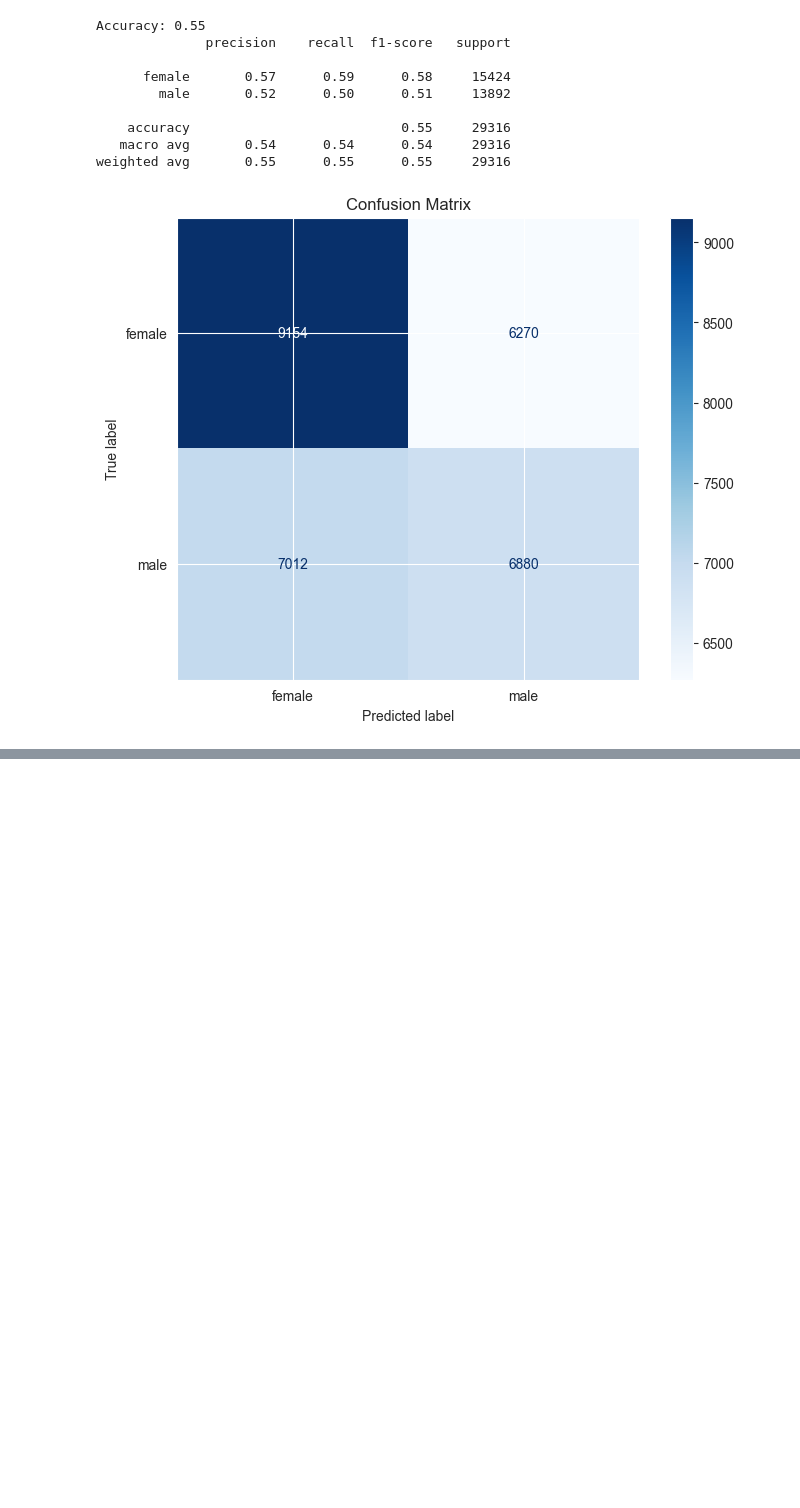
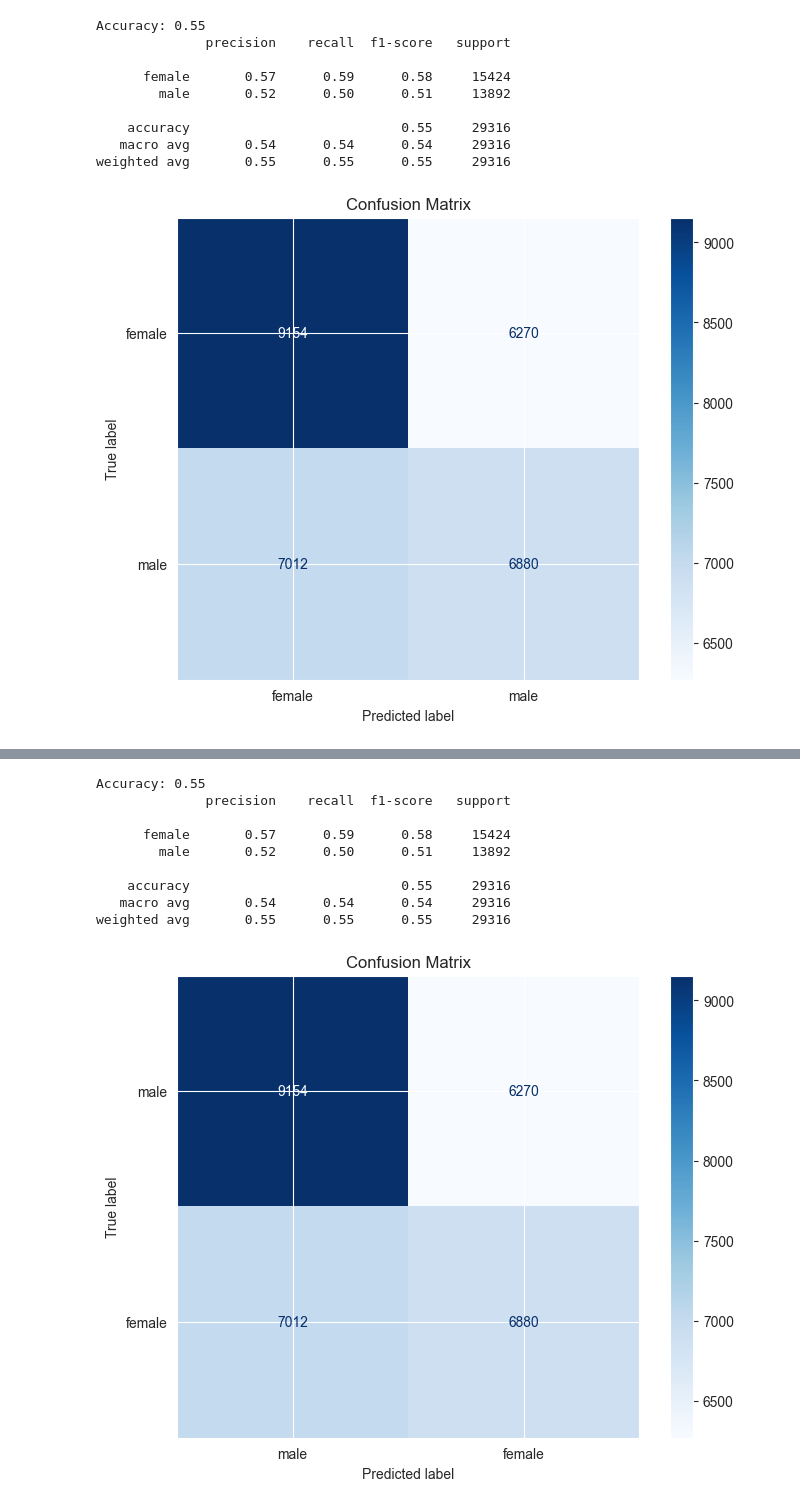
Before and after one commit to lacekaa/erkd, a Jupyter notebook: demographic_recognition.ipynb, the cells around one changed output, grey strips where cells are left out. Saved outputs shown, nothing was run; the diff lists cells and outputs as text; code cells hidden in the pictures; blank space fills up the shorter version.

Commit message:
demographic notebook, altered switching to gender prediction

```diff
--- a/demographic_recognition.ipynb
+++ b/demographic_recognition.ipynb
@@ -173,7 +173,8 @@ import numpy as np
 
 # Clean the data by replacing NaN and infinite values
 df_user.replace([np.inf, -np.inf], np.nan, inplace=True)
-df_user.dropna(subset=['GENDER', 'AGE', 'COUNTRY', 'NATIVE_LANGUAGE', 'TIME_SPENT_TYPING', 'KEYBOARD_TYPE'], inplace=True)
+df_user.dropna(subset=['GENDER', 'AGE', 'COUNTRY', 'NATIVE_LANGUAGE', 'TIME_SPENT_TYPING', 'KEYBOARD_TYPE'],
+               inplace=True)
 
 # 1. Plotting Gender Distribution
 plt.figure(figsize=(8, 6))
@@ -530,7 +642,8 @@ import matplotlib.pyplot as plt
 
 # Assume df_combined is your DataFrame
 # Select the features and target
-features = ['FINGERS', 'TIME_SPENT_TYPING', 'KEYBOARD_TYPE', 'ERROR_RATE', 'AVG_WPM_15', 'AVG_IKI', 'ECPC', 'KSPC', 'ROR']
+features = ['FINGERS', 'TIME_SPENT_TYPING', 'KEYBOARD_TYPE', 'ERROR_RATE', 'AVG_WPM_15', 'AVG_IKI', 'ECPC', 'KSPC',
+            'ROR']
 target = 'GENDER'
 
 X = df_combined[features]
@@ -562,6 +675,7 @@ accuracy = accuracy_score(y_test, y_pred)
 print(f'Accuracy: {accuracy:.2f}')
 print(classification_report(y_test, y_pred))
 
+
 # Function to plot confusion matrix
 def plot_confusion_matrix(y_true, y_pred, labels):
     """
@@ -586,6 +700,7 @@ def plot_confusion_matrix(y_true, y_pred, labels):
     plt.title("Confusion Matrix")
     plt.show()
 
+
 # Plot confusion matrix
 plot_confusion_matrix(y_test, y_pred, labels=knn_pipeline.classes_)
 # %% [output]
@@ -663,7 +857,8 @@ from sklearn.pipeline import Pipeline
 
 # Assume df_combined is your DataFrame
 # Select the features and target
-features = ['FINGERS', 'TIME_SPENT_TYPING', 'KEYBOARD_TYPE', 'ERROR_RATE', 'AVG_WPM_15', 'AVG_IKI', 'ECPC', 'KSPC', 'ROR']
+features = ['FINGERS', 'TIME_SPENT_TYPING', 'KEYBOARD_TYPE', 'ERROR_RATE', 'AVG_WPM_15', 'AVG_IKI', 'ECPC', 'KSPC',
+            'ROR']
 target = 'GENDER'
 
 X = df_combined[features]
@@ -696,33 +891,44 @@ print(f'Accuracy: {accuracy:.2f}')
 print(classification_report(y_test, y_pred))
 
 
 # Function to plot confusion matrix
 def plot_confusion_matrix(y_true, y_pred, labels):
     """
     Plots a confusion matrix.
 
     Parameters:
     y_true: array-like, shape (n_samples,)
         True labels.
     y_pred: array-like, shape (n_samples,)
         Predicted labels.
     labels: list of strings
         The list of labels for the classes.
     """
     # Compute the confusion matrix
     cm = confusion_matrix(y_true, y_pred)
 
     # Plot the confusion matrix
     fig, ax = plt.subplots(figsize=(8, 6))
     disp = ConfusionMatrixDisplay(confusion_matrix=cm, display_labels=labels)
     disp.plot(ax=ax, cmap=plt.cm.Blues)
 
     plt.title("Confusion Matrix")
     plt.show()
 
 
 # Plot confusion matrix
 plot_confusion_matrix(y_test, y_pred, labels=['male', 'female'])
+# %% [output]
+Accuracy: 0.55
+              precision    recall  f1-score   support
+
+      female       0.57      0.59      0.58     15424
+        male       0.52      0.50      0.51     13892
+
+    accuracy                           0.55     29316
+   macro avg       0.54      0.54      0.54     29316
+weighted avg       0.55      0.55      0.55     29316
+[figure, added]
 # %%
 import pandas as pd
 import numpy as np
```
Also changed, not shown: parts of 10 cells of this notebook.
